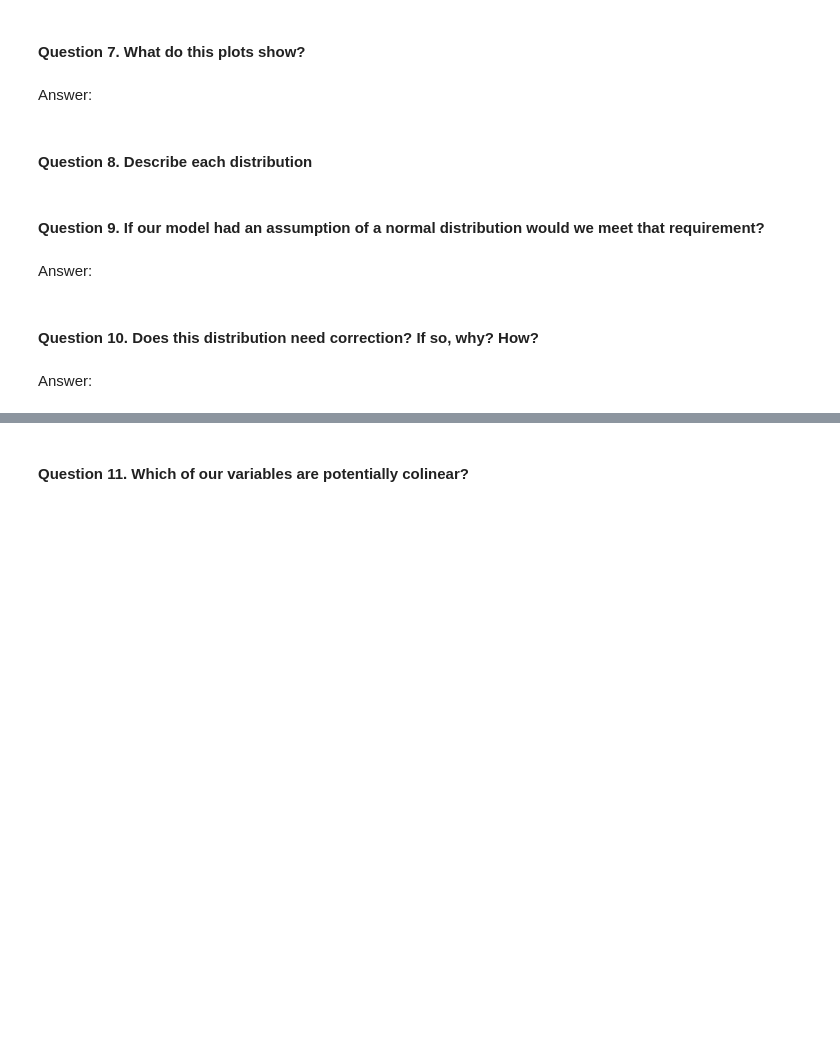
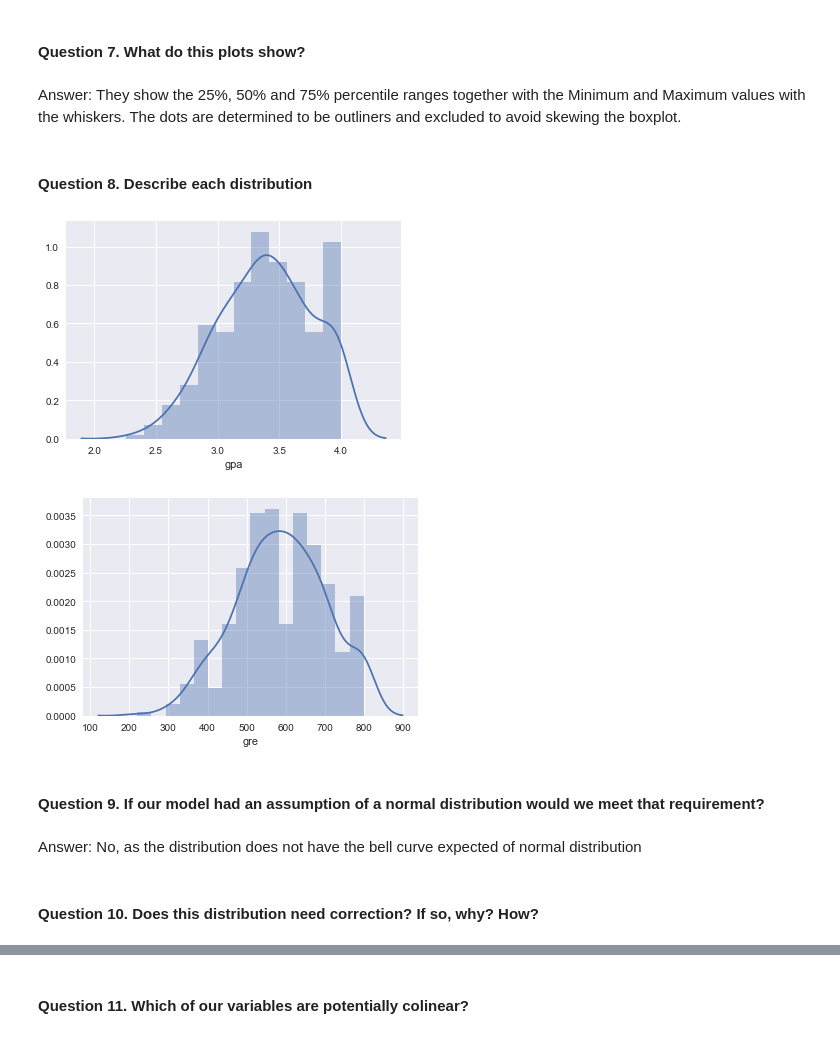
Before and after one commit to artCheese/ga-data-science, a Jupyter notebook: projects/unit-projects/project-2/starter-code/project2-submission.ipynb, the cells around one changed output, grey strips where cells are left out. Saved outputs shown, nothing was run; the diff lists cells and outputs as text; code cells hidden in the pictures; blank space fills up the shorter version.

```diff
--- a/projects/unit-projects/project-2/starter-code/project2-submission.ipynb
+++ b/projects/unit-projects/project-2/starter-code/project2-submission.ipynb
@@ -85,6 +85,6 @@ plt.show()
 # %% [markdown]
 #### Question 7. What do this plots show?
-# %% [markdown]
-Answer:
+# %% [markdown]
+Answer: They show the 25%, 50% and 75% percentile ranges together with the Minimum and Maximum values with the whiskers. The dots are determined to be outliners and excluded to avoid skewing the boxplot.
 # %% [markdown]
 #### Question 8. Describe each distribution
@@ -93,8 +91,19 @@ Answer:
+# %%
+# plot the distribution of each variable
+import seaborn as sns
+sns.distplot(df['gpa'])
+sns.plt.show()
+
+sns.distplot(df['gre'])
+sns.plt.show()
+
+#Both variables are close to being normal but both are positively skewed and have an extra hump on the positive end.
+# %% [output]
+[figure, added]
+[figure, added]
 # %% [markdown]
 #### Question 9.  If our model had an assumption of a normal distribution would we meet that requirement?
-# %% [markdown]
-Answer:
+# %% [markdown]
+Answer: No, as the distribution does not have the bell curve expected of normal distribution
 # %% [markdown]
 #### Question 10.  Does this distribution need correction? If so, why? How?
-# %% [markdown]
-Answer:
```
Also changed, not shown: parts of 17 cells of this notebook.
